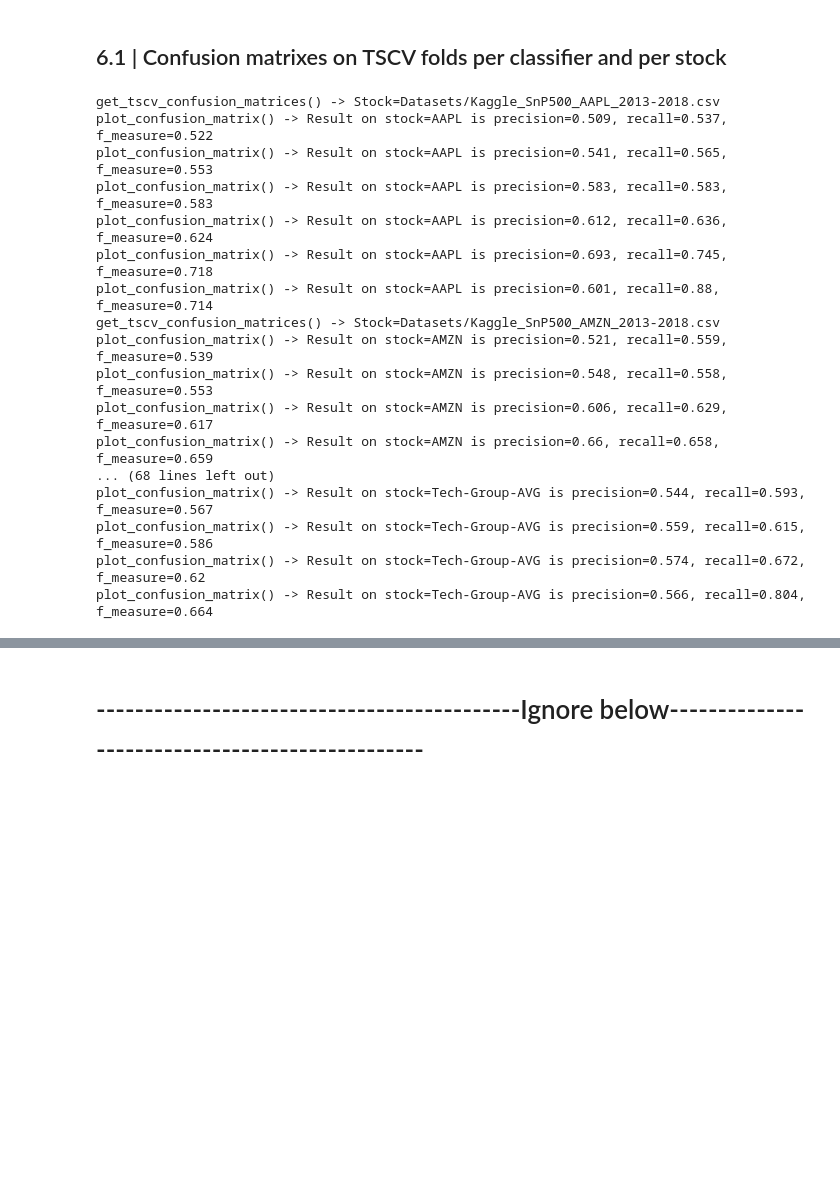
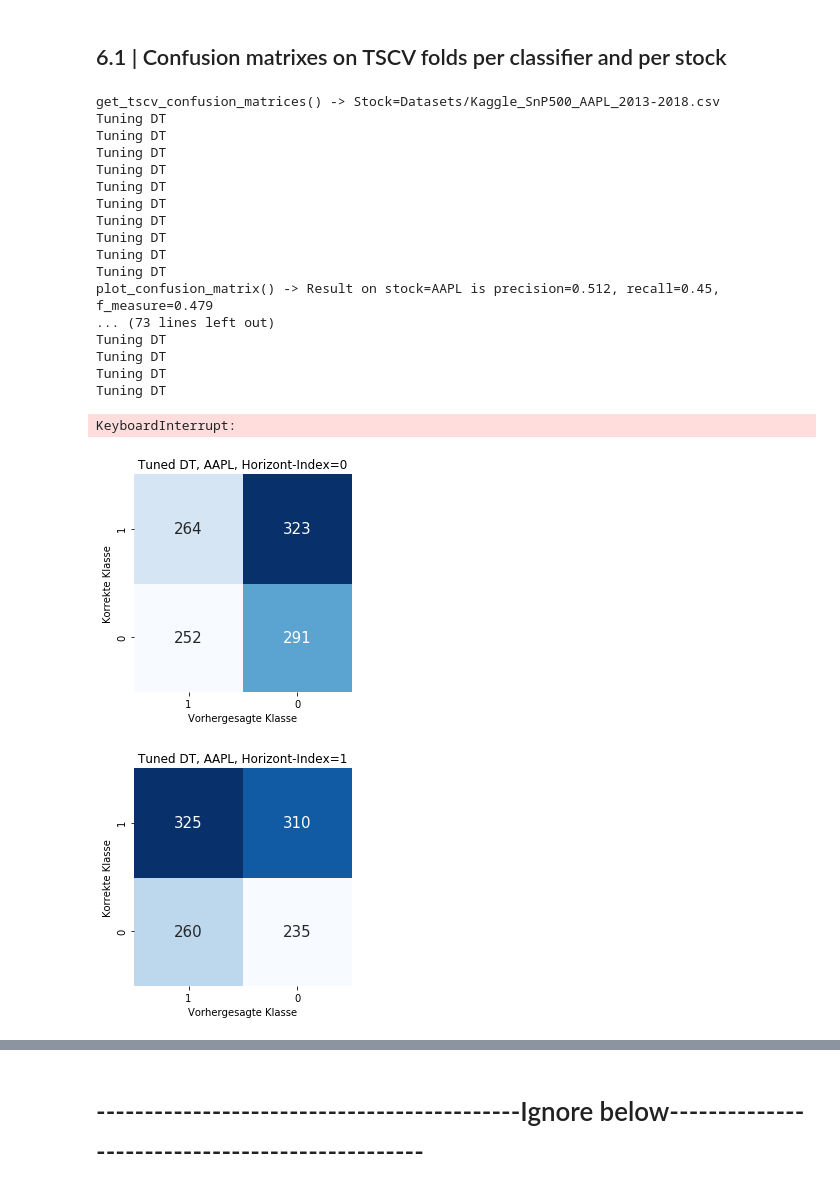
Before and after one commit to feschu/BSc-Thesis-ML, a Jupyter notebook: Evaluation of DT and RF Classifiers in the Financial Domain_v2.ipynb, the cells around one changed output, grey strips where cells are left out. Drawn from its saved outputs; the diff is of its cells as text; code cells hidden in the pictures; blank space fills up the shorter version.

Commit message:
Implemented DT tuning and added corresponding boolean argument

```diff
--- a/Evaluation of DT and RF Classifiers in the Financial Domain_v2.ipynb
+++ b/Evaluation of DT and RF Classifiers in the Financial Domain_v2.ipynb
@@ -370,16 +370,16 @@ def tune_hp_rf(rf, criteria):
 # %% [markdown]
 ## 3.1 | Evaluate classifier with Time Series CV
 # %%
-def apply_tscv(clf, X, y, verbose=VERBOSE, return_raw_results=False):
+def apply_tscv(clf, X, y, verbose=VERBOSE, return_raw_results=False, tuning=False):
     """
     Calculates accuracy of given classifier by applying Time Series Cross Validation (tscv)
     """
+    # Instantiate TSCV and result variables
     tscv = TimeSeriesSplit(n_splits=10)
     train_sizes_manual = []
     test_sizes_manual = []
     train_scores_manual = []
     test_scores_manual = []
-
     y_actuals_raw = []
     y_predicteds_raw = []
 
@@ -397,20 +397,21 @@ def apply_tscv(clf, X, y, verbose=VERBOSE, return_raw_results=False):
         train_sizes_manual.extend([len(train_index)])
         test_sizes_manual.extend([len(test_index)])
 
-        # 2. Fit classifier and measure accuracy
+        # 2. Create training and test sets
         X_train = X[first_train_index:last_train_index]
         X_test = X[first_test_index:last_test_index]
         y_train = y[first_train_index:last_train_index]
         y_test = y[first_test_index:last_test_index]
 
+        # 3. Delegate calculation of raw metrics (actuals, predicteds) or aggregated metrics (accuracy etc.)
         if return_raw_results is True:
-            y_actual, y_predicted = calculate_metrics(clf, X_train, X_test, y_train, y_test, return_raw_results=True)
+            y_actual, y_predicted = calculate_metrics(clf, X_train, X_test, y_train, y_test, return_raw_results=True, tuning=tuning)
             # 3a. Add raw values to return list
             y_actuals_raw.extend(y_actual)
             y_predicteds_raw.extend(y_predicted)
         else:
-            train_score = calculate_metrics(clf, X_train, X_train, y_train, y_train)
-            test_score = calculate_metrics(clf, X_train, X_test, y_train, y_test)
+            train_score = calculate_metrics(clf, X_train, X_train, y_train, y_train, tuning=tuning)
+            test_score = calculate_metrics(clf, X_train, X_test, y_train, y_test, tuning=tuning)
             # 3b. Add new scores to return list
             train_scores_manual.extend([train_score])
             test_scores_manual.extend([test_score])
@@ -421,8 +422,6 @@ def apply_tscv(clf, X, y, verbose=VERBOSE, return_raw_results=False):
         print("test_scores_manual=" + str([round(e, 2) for e in test_scores_manual]))
 
     if return_raw_results is True:
-        if verbose is True:
-            print("apply_tscv() done.")
         return y_actuals_raw, y_predicteds_raw
     else:
         return train_sizes_manual, train_scores_manual, test_scores_manual
@@ -585,10 +567,9 @@ def plot_confusion_matrix(stock_ticker, horizon_index, y_actual, y_predicted, ve
         sns_ax = sns.heatmap(confusion_matrix, annot=True, annot_kws={'size':15}, fmt='g', cmap=plt.cm.Blues, cbar=False, square=True)
         sns_ax.invert_yaxis()
         sns_ax.invert_xaxis()
-        ax.set(title="Dummy Classifier, " + str(stock_ticker) + ", Horizont-Index=" + str(horizon_index), ylabel="Korrekte Klasse", xlabel="Vorhergesagte Klasse")
-        if stock_ticker == "Tech-Group-AVG": # ONLY FOR NON-EXTRACTEDS TEST
-            plt.savefig("./Plots/Confusion-Matrices-NoExtracteds/ConfusionMatrix-Dummy-HorizonIndex" + str(horizon_index) + "-" + str(stock_ticker) + ".jpeg")
-        plt.close()
+        ax.set(title="Tuned DT, " + str(stock_ticker) + ", Horizont-Index=" + str(horizon_index), ylabel="Korrekte Klasse", xlabel="Vorhergesagte Klasse")
+        plt.savefig("./Plots/Confusion-Matrices-TunedDT/ConfusionMatrix-Tuned-DT-HorizonIndex" + str(horizon_index) + "-" + str(stock_ticker) + ".jpeg")
+        plt.close() # TBD Reinmachen wieder, nach visuellen Tests zum schnell drüberschauen
     return precision, recall, f_measure
 # %% [markdown]
 # 6 | Final Evaluations
@@ -610,9 +591,9 @@ def get_tscv_confusion_matrices(clf, verbose=VERBOSE, save_fig=SAVE_FIG):
         # 2. Loop over prediction horizons: 1, 5, 10, 20, 65, 250 trading (!) days
         for horizon in  range(0, len(TIME_HORIZONS)):
             # 3. Load data for stock-horizon combination. Train_size=100% because train-test splits will be done by TSCV function
-            stock_ticker, X_train, X_test, y_train, y_test = generate_train_test_data(filename=stock, extract_features=False, horizon_index=horizon, train_size=1)
-            # 2. Get TSCV predictions for confusion matrix and save for later average across all stocks
-            y_act, y_pred = apply_tscv(clf, X_train, y_train, return_raw_results=True)
+            stock_ticker, X_train, X_test, y_train, y_test = generate_train_test_data(filename=stock, extract_features=True, horizon_index=horizon, train_size=1)
+            # 2. Get TSCV predictions for confusion matrix and remember for later average across all stocks
+            y_act, y_pred = apply_tscv(clf, X_train, y_train, return_raw_results=True, tuning=True)
             y_act_TechGroup[horizon].extend(y_act)
             y_pred_TechGroup[horizon].extend(y_pred)
             # 3. Create confusion matrix and save figures if applicable
@@ -624,25 +605,28 @@ def get_tscv_confusion_matrices(clf, verbose=VERBOSE, save_fig=SAVE_FIG):
         precision, recall, f_measure = plot_confusion_matrix("Tech-Group-AVG", horizon, y_act_TechGroup[horizon], y_pred_TechGroup[horizon], verbose=True, save_fig=True)
 # %%
 # Throw Dummy, DT, RF into get_tscv_confusion_matrices()
-dummy = DummyClassifier(random_state=RANDOM_SEED)
-# dt = DecisionTreeClassifier(random_state=RANDOM_SEED)
+# dummy = DummyClassifier(random_state=RANDOM_SEED)
+dt = DecisionTreeClassifier(random_state=RANDOM_SEED)
 # rf = RandomForestClassifier(random_state=RANDOM_SEED)
-get_tscv_confusion_matrices(dummy)
+get_tscv_confusion_matrices(dt)
 # %% [output]
 get_tscv_confusion_matrices() -> Stock=Datasets/Kaggle_SnP500_AAPL_2013-2018.csv
-plot_confusion_matrix() -> Result on stock=AAPL is precision=0.509, recall=0.537, f_measure=0.522
-plot_confusion_matrix() -> Result on stock=AAPL is precision=0.541, recall=0.565, f_measure=0.553
-plot_confusion_matrix() -> Result on stock=AAPL is precision=0.583, recall=0.583, f_measure=0.583
-plot_confusion_matrix() -> Result on stock=AAPL is precision=0.612, recall=0.636, f_measure=0.624
-plot_confusion_matrix() -> Result on stock=AAPL is precision=0.693, recall=0.745, f_measure=0.718
-plot_confusion_matrix() -> Result on stock=AAPL is precision=0.601, recall=0.88, f_measure=0.714
-get_tscv_confusion_matrices() -> Stock=Datasets/Kaggle_SnP500_AMZN_2013-2018.csv
-plot_confusion_matrix() -> Result on stock=AMZN is precision=0.521, recall=0.559, f_measure=0.539
-plot_confusion_matrix() -> Result on stock=AMZN is precision=0.548, recall=0.558, f_measure=0.553
-plot_confusion_matrix() -> Result on stock=AMZN is precision=0.606, recall=0.629, f_measure=0.617
-plot_confusion_matrix() -> Result on stock=AMZN is precision=0.66, recall=0.658, f_measure=0.659
-... (68 lines left out)
-plot_confusion_matrix() -> Result on stock=Tech-Group-AVG is precision=0.544, recall=0.593, f_measure=0.567
-plot_confusion_matrix() -> Result on stock=Tech-Group-AVG is precision=0.559, recall=0.615, f_measure=0.586
-plot_confusion_matrix() -> Result on stock=Tech-Group-AVG is precision=0.574, recall=0.672, f_measure=0.62
-plot_confusion_matrix() -> Result on stock=Tech-Group-AVG is precision=0.566, recall=0.804, f_measure=0.664
+Tuning DT
+Tuning DT
+Tuning DT
+Tuning DT
+Tuning DT
+Tuning DT
+Tuning DT
+Tuning DT
+Tuning DT
+Tuning DT
+plot_confusion_matrix() -> Result on stock=AAPL is precision=0.512, recall=0.45, f_measure=0.479
+... (73 lines left out)
+Tuning DT
+Tuning DT
+Tuning DT
+Tuning DT
+KeyboardInterrupt:
+[figure, added]
+[figure, added]
```
Also changed, not shown: parts of 18 cells of this notebook.
